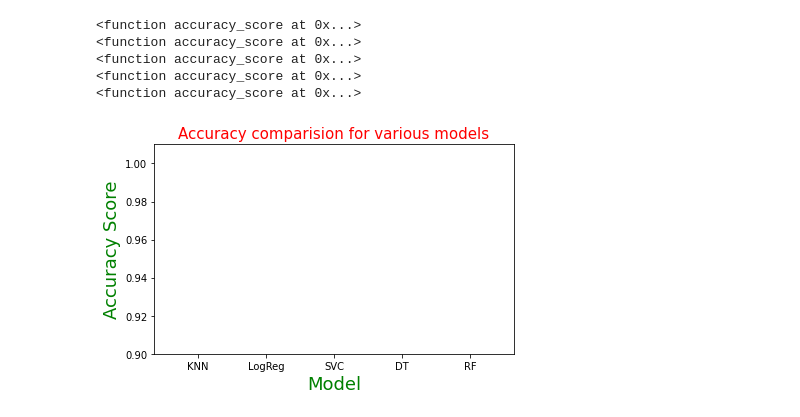
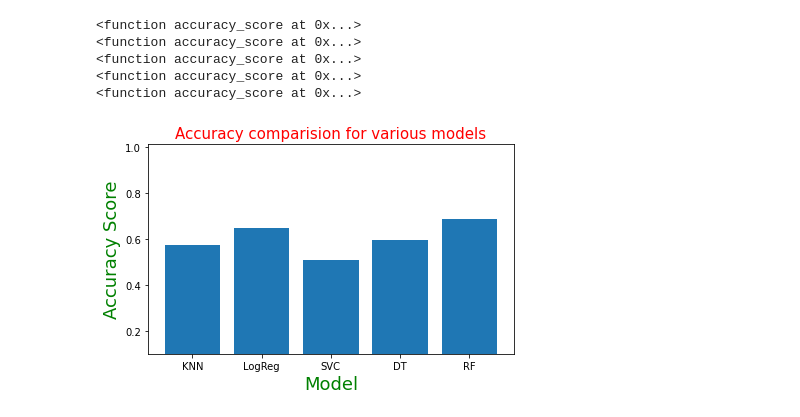
Before and after one commit to AgustinAvra/PRAKTIKUM, a Jupyter notebook: PRAKTIKUM_AI_1.ipynb, the cells around one changed output. Cells and saved outputs as stored; diff of their text form; code cells hidden in the pictures.

```diff
--- a/PRAKTIKUM_AI_1.ipynb
+++ b/PRAKTIKUM_AI_1.ipynb
@@ -332,11 +332,11 @@ for model in  models:
 # %%
 # accuracy comparison for various model with matplotib
 plt.bar(['KNN', 'LogReg', 'SVC', 'DT', 'RF'], accuracy_scores)
-plt.ylim(0.90,1.01)
+plt.ylim(0.10,1.01)
 plt.title('Accuracy comparision for various models', fontsize=15, color='r')
 plt.xlabel('Model', fontsize=18, color='g')
 plt.ylabel('Accuracy Score', fontsize=18, color='g')
 plt.tight_layout()
 plt.show()
 # %% [output]
-[figure, old version]
+[figure, new version]
```
